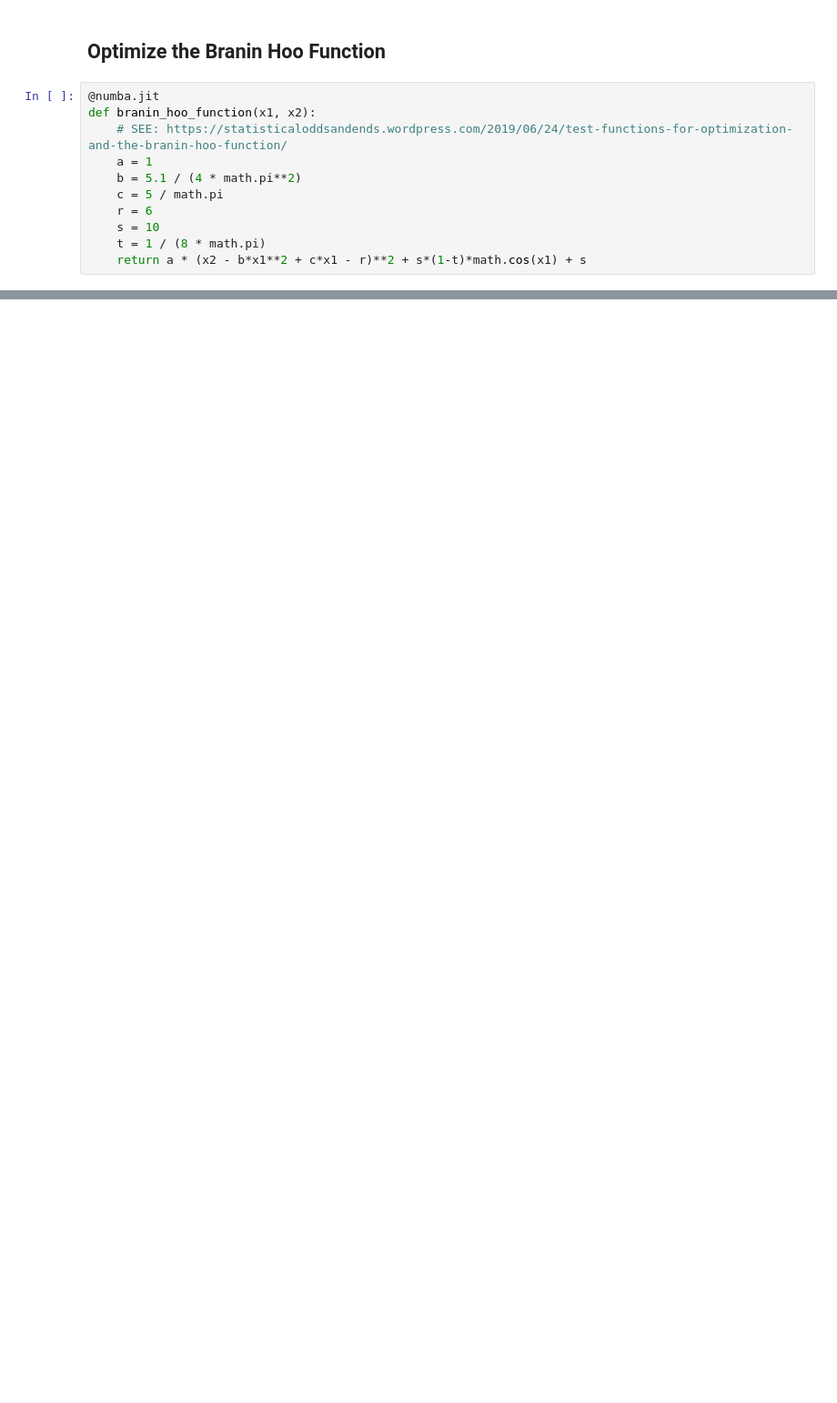
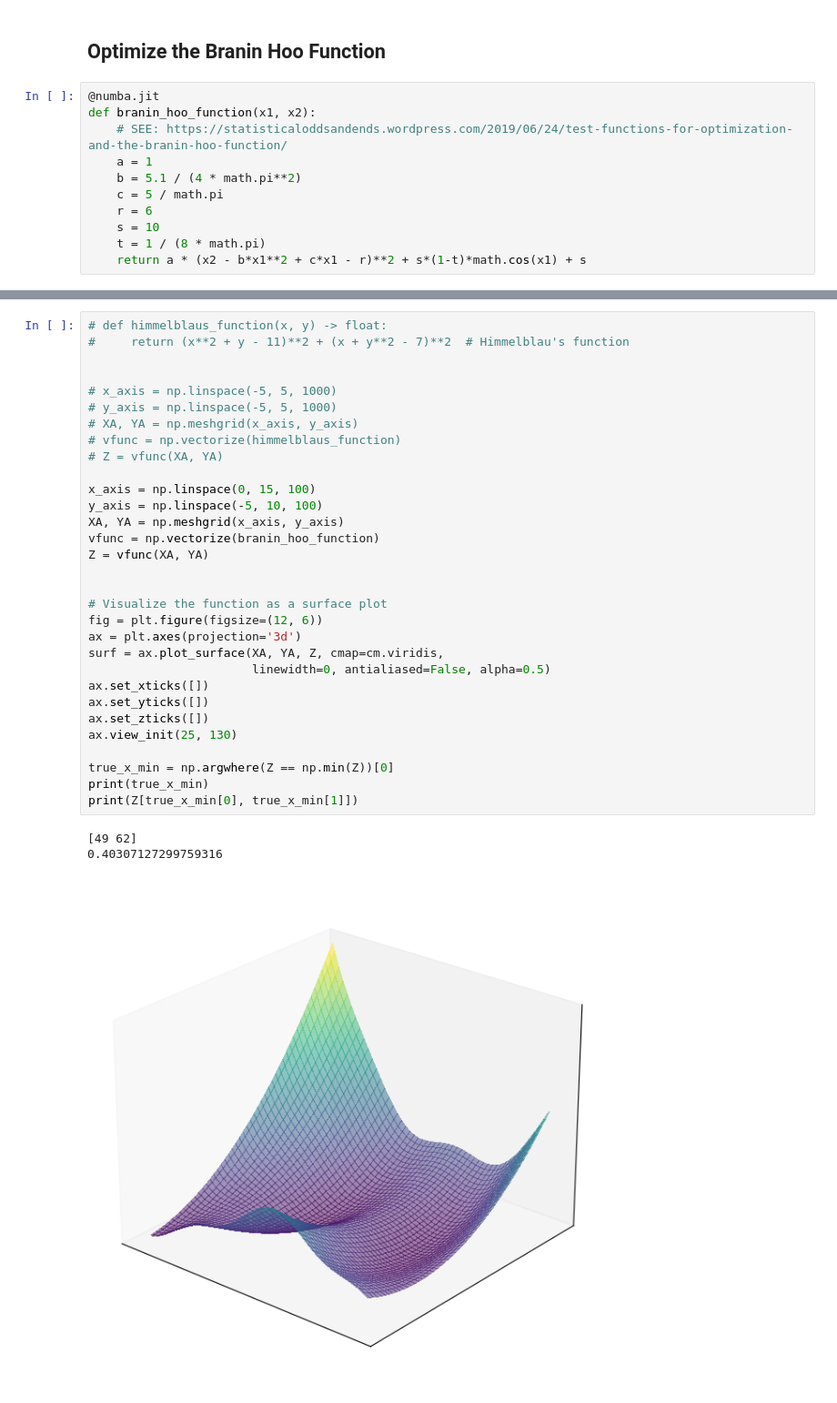
Before and after one commit to RichProgrammerEE/ECE524-Machine-Learning, a Jupyter notebook: final_project/bayesian_optimization.ipynb, the cells around one changed output, grey strips where cells are left out. Shown at 91% size. Saved outputs shown, nothing was run; the diff lists cells and outputs as text; blank space fills up the shorter version.

Commit message:
Final project nearing completion.

```diff
--- a/final_project/bayesian_optimization.ipynb
+++ b/final_project/bayesian_optimization.ipynb
@@ -115,0 +113,35 @@ AttributeError: 'BayesianOptimizer' object has no attribute 'maximize'
+# %%
+# def himmelblaus_function(x, y) -> float:
+#     return (x**2 + y - 11)**2 + (x + y**2 - 7)**2  # Himmelblau's function
+
+
+# x_axis = np.linspace(-5, 5, 1000)
+# y_axis = np.linspace(-5, 5, 1000)
+# XA, YA = np.meshgrid(x_axis, y_axis)
+# vfunc = np.vectorize(himmelblaus_function)
+# Z = vfunc(XA, YA)
+
+x_axis = np.linspace(0, 15, 100)
+y_axis = np.linspace(-5, 10, 100)
+XA, YA = np.meshgrid(x_axis, y_axis)
+vfunc = np.vectorize(branin_hoo_function)
+Z = vfunc(XA, YA)
+
+
+# Visualize the function as a surface plot
+fig = plt.figure(figsize=(12, 6))
+ax = plt.axes(projection='3d')
+surf = ax.plot_surface(XA, YA, Z, cmap=cm.viridis,
+                       linewidth=0, antialiased=False, alpha=0.5)
+ax.set_xticks([])
+ax.set_yticks([])
+ax.set_zticks([])
+ax.view_init(25, 130)
+
+true_x_min = np.argwhere(Z == np.min(Z))[0]
+print(true_x_min)
+print(Z[true_x_min[0], true_x_min[1]])
+# %% [output]
+[49 62]
+0.40307127299759316
+[figure, added]
```
Also changed, not shown: parts of 4 cells of this notebook, 6 other files.
